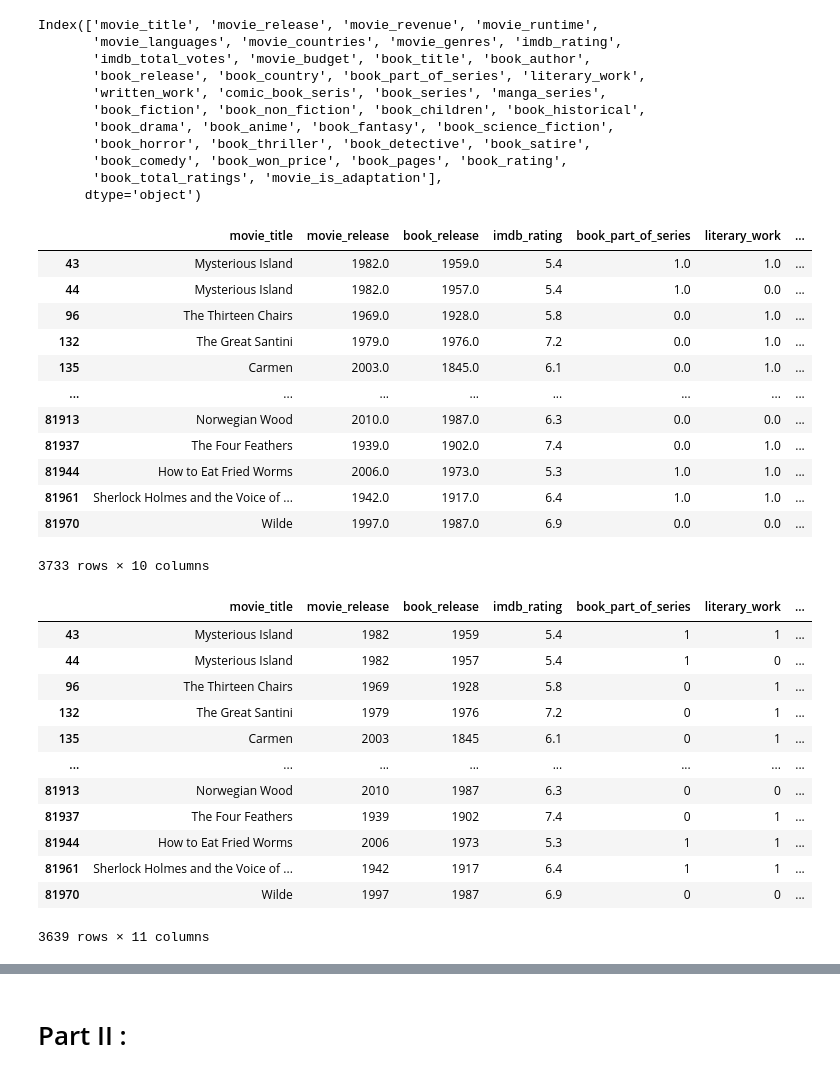
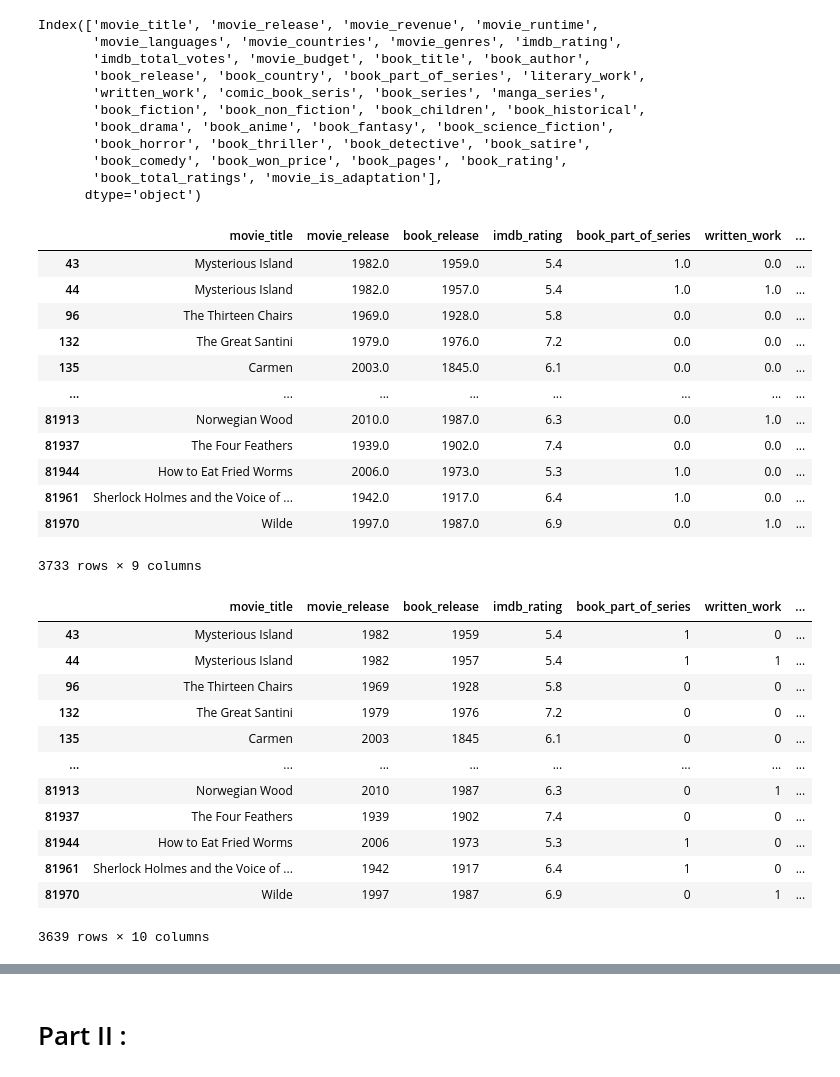
Before and after one commit to epfl-ada/ada-2023-project-team0110, a Jupyter notebook: time_frame.ipynb, the cells around one changed output, grey strips where cells are left out. Drawn from its saved outputs; the diff is of its cells as text; code cells hidden in the pictures.

```diff
--- a/time_frame.ipynb
+++ b/time_frame.ipynb
@@ -29,24 +30,24 @@ Index(['movie_title', 'movie_release', 'movie_revenue', 'movie_runtime',
        'book_total_ratings', 'movie_is_adaptation'],
       dtype='object')
 # %%
-df = df2[["movie_title", "movie_release", "book_release", "movie_is_adaptation", 'imdb_rating','book_part_of_series', 'literary_work',
+df = df2[["movie_title", "movie_release", "book_release", "movie_is_adaptation", 'imdb_rating','book_part_of_series',
        'written_work', 'comic_book_seris', 'book_series', 'manga_series']]
 df = df[df["book_release"].notnull()]
 df = df.drop(columns='movie_is_adaptation', axis=1).copy(deep=True)
 df = df[df['movie_release'].notnull()].copy(deep=True)
 df
 # %% [output]
-|  | movie_title | movie_release | book_release | imdb_rating | book_part_of_series | literary_work | ... |
-| 43 | Mysterious Island | 1982.0 | 1959.0 | 5.4 | 1.0 | 1.0 | ... |
-| 44 | Mysterious Island | 1982.0 | 1957.0 | 5.4 | 1.0 | 0.0 | ... |
-| 96 | The Thirteen Chairs | 1969.0 | 1928.0 | 5.8 | 0.0 | 1.0 | ... |
-| 132 | The Great Santini | 1979.0 | 1976.0 | 7.2 | 0.0 | 1.0 | ... |
-| 135 | Carmen | 2003.0 | 1845.0 | 6.1 | 0.0 | 1.0 | ... |
+|  | movie_title | movie_release | book_release | imdb_rating | book_part_of_series | written_work | ... |
+| 43 | Mysterious Island | 1982.0 | 1959.0 | 5.4 | 1.0 | 0.0 | ... |
+| 44 | Mysterious Island | 1982.0 | 1957.0 | 5.4 | 1.0 | 1.0 | ... |
+| 96 | The Thirteen Chairs | 1969.0 | 1928.0 | 5.8 | 0.0 | 0.0 | ... |
+| 132 | The Great Santini | 1979.0 | 1976.0 | 7.2 | 0.0 | 0.0 | ... |
+| 135 | Carmen | 2003.0 | 1845.0 | 6.1 | 0.0 | 0.0 | ... |
 | ... | ... | ... | ... | ... | ... | ... | ... |
-| 81913 | Norwegian Wood | 2010.0 | 1987.0 | 6.3 | 0.0 | 0.0 | ... |
-| 81937 | The Four Feathers | 1939.0 | 1902.0 | 7.4 | 0.0 | 1.0 | ... |
-| 81944 | How to Eat Fried Worms | 2006.0 | 1973.0 | 5.3 | 1.0 | 1.0 | ... |
-| 81961 | Sherlock Holmes and the Voice of ... | 1942.0 | 1917.0 | 6.4 | 1.0 | 1.0 | ... |
-| 81970 | Wilde | 1997.0 | 1987.0 | 6.9 | 0.0 | 0.0 | ... |
+| 81913 | Norwegian Wood | 2010.0 | 1987.0 | 6.3 | 0.0 | 1.0 | ... |
+| 81937 | The Four Feathers | 1939.0 | 1902.0 | 7.4 | 0.0 | 0.0 | ... |
+| 81944 | How to Eat Fried Worms | 2006.0 | 1973.0 | 5.3 | 1.0 | 0.0 | ... |
+| 81961 | Sherlock Holmes and the Voice of ... | 1942.0 | 1917.0 | 6.4 | 1.0 | 0.0 | ... |
+| 81970 | Wilde | 1997.0 | 1987.0 | 6.9 | 0.0 | 1.0 | ... |
-3733 rows × 10 columns
+3733 rows × 9 columns
 # %%
@@ -59,17 +60,17 @@ df["time_frame"] = (df['movie_release']-df['book_release']).astype(int)
 df = df.query('time_frame > 0')
 df
 # %% [output]
-|  | movie_title | movie_release | book_release | imdb_rating | book_part_of_series | literary_work | ... |
-| 43 | Mysterious Island | 1982 | 1959 | 5.4 | 1 | 1 | ... |
-| 44 | Mysterious Island | 1982 | 1957 | 5.4 | 1 | 0 | ... |
-| 96 | The Thirteen Chairs | 1969 | 1928 | 5.8 | 0 | 1 | ... |
-| 132 | The Great Santini | 1979 | 1976 | 7.2 | 0 | 1 | ... |
-| 135 | Carmen | 2003 | 1845 | 6.1 | 0 | 1 | ... |
+|  | movie_title | movie_release | book_release | imdb_rating | book_part_of_series | written_work | ... |
+| 43 | Mysterious Island | 1982 | 1959 | 5.4 | 1 | 0 | ... |
+| 44 | Mysterious Island | 1982 | 1957 | 5.4 | 1 | 1 | ... |
+| 96 | The Thirteen Chairs | 1969 | 1928 | 5.8 | 0 | 0 | ... |
+| 132 | The Great Santini | 1979 | 1976 | 7.2 | 0 | 0 | ... |
+| 135 | Carmen | 2003 | 1845 | 6.1 | 0 | 0 | ... |
 | ... | ... | ... | ... | ... | ... | ... | ... |
-| 81913 | Norwegian Wood | 2010 | 1987 | 6.3 | 0 | 0 | ... |
-| 81937 | The Four Feathers | 1939 | 1902 | 7.4 | 0 | 1 | ... |
-| 81944 | How to Eat Fried Worms | 2006 | 1973 | 5.3 | 1 | 1 | ... |
-| 81961 | Sherlock Holmes and the Voice of ... | 1942 | 1917 | 6.4 | 1 | 1 | ... |
-| 81970 | Wilde | 1997 | 1987 | 6.9 | 0 | 0 | ... |
+| 81913 | Norwegian Wood | 2010 | 1987 | 6.3 | 0 | 1 | ... |
+| 81937 | The Four Feathers | 1939 | 1902 | 7.4 | 0 | 0 | ... |
+| 81944 | How to Eat Fried Worms | 2006 | 1973 | 5.3 | 1 | 0 | ... |
+| 81961 | Sherlock Holmes and the Voice of ... | 1942 | 1917 | 6.4 | 1 | 0 | ... |
+| 81970 | Wilde | 1997 | 1987 | 6.9 | 0 | 1 | ... |
-3639 rows × 11 columns
+3639 rows × 10 columns
 # %%
```
Also changed, not shown: parts of 21 cells of this notebook.
